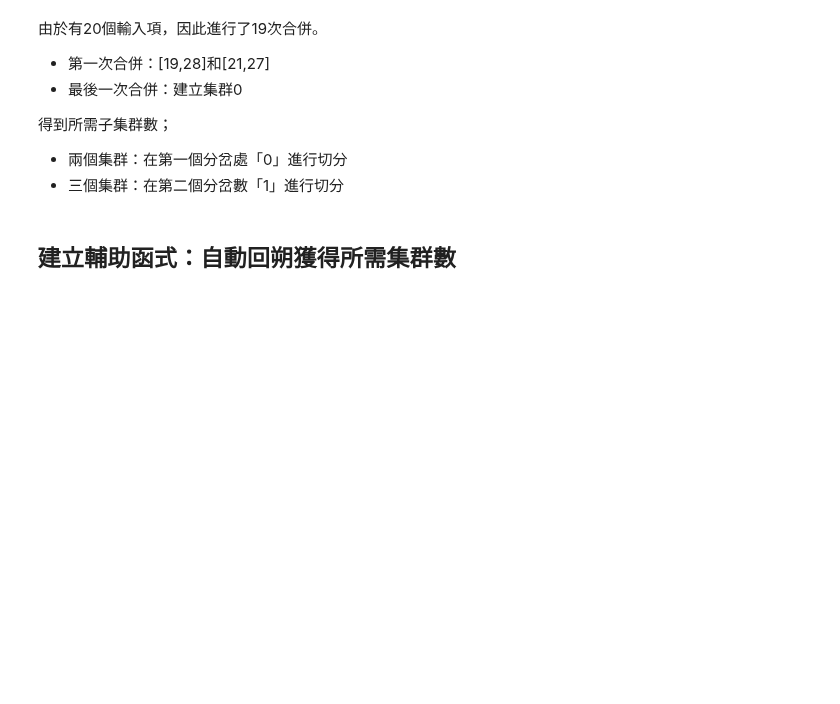
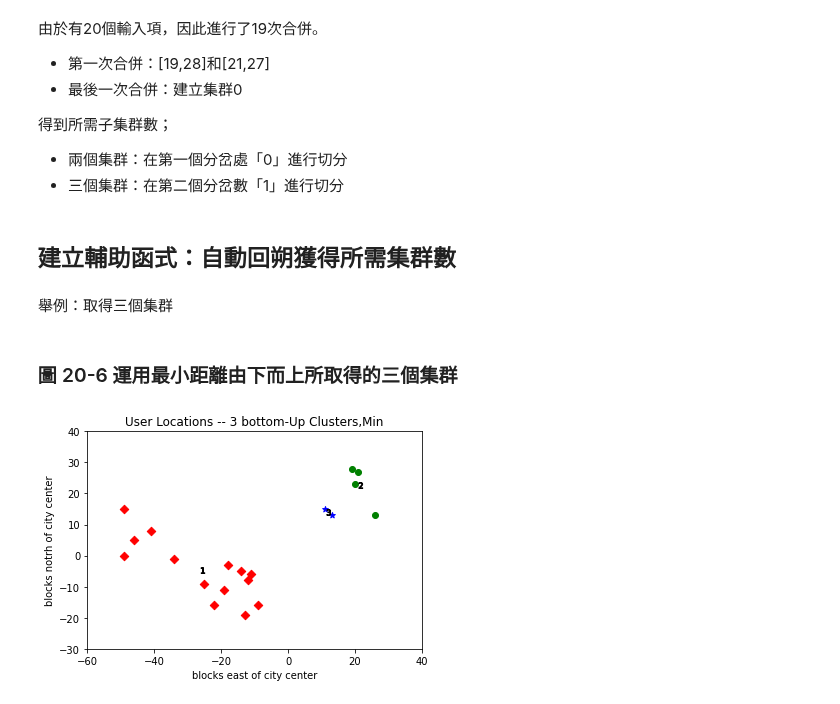
Before and after one commit to hank199599/data_science_from_scratch_reading_log, a Jupyter notebook: Chapter20.ipynb, the cells around one changed output. Drawn from its saved outputs; the diff is of its cells as text; code cells hidden in the pictures; blank space fills up the shorter version.

```diff
--- a/Chapter20.ipynb
+++ b/Chapter20.ipynb
@@ -372,7 +373,7 @@ base_cluster = bottom_up_cluster(inputs)
 # %% [markdown]
 ## 建立輔助函式：自動回朔獲得所需集群數
 # %%
-def generate_cluster(base_cluster:Cluster,num_cluster:int)->List[Cluster]:
+def generate_clusters(base_cluster:Cluster,num_cluster:int)->List[Cluster]:
   # 一開始只有僅包含基礎集群(base cluster) 的一個列表
   clusters = [base_cluster]
 
@@ -384,7 +385,29 @@ def generate_cluster(base_cluster:Cluster,num_cluster:int)->List[Cluster]:
     clusters = [c for c in clusters if c != next_cluster]
 
     # 再將他的子集群重新加入到列表中(即往前回朔)
-    clusters.extend(get_children(nest_cluster))
+    clusters.extend(get_children(next_cluster))
 
   # 取得指定的集群後返回結果
   return clusters
+# %% [markdown]
+舉例：取得三個集群
+# %%
+three_clusters = [get_values(cluster) for cluster in generate_clusters(base_cluster,3)]
+# %% [markdown]
+### 圖 20-6 運用最小距離由下而上所取得的三個集群
+# %%
+for i , cluster , marker , color in zip([1,2,3],three_clusters,['D','o','*'],['r','g','b']):
+  xs,ys = zip(*cluster) # upzip 技巧
+  plt.scatter(xs,ys,color=color,marker=marker)
+
+  # 在集群平均值放個數字
+  x,y = vector_mean(cluster)
+  plt.plot(x,y,marker='$'+str(i)+'$',color = 'black')
+
+plt.axis([-60,40,-30,40])
+plt.title("User Locations -- 3 bottom-Up Clusters,Min")
+plt.xlabel("blocks east of city center")
+plt.ylabel("blocks notrh of city center")
+plt.show()
+# %% [output]
+[figure, added]
```
Also changed, not shown: parts of 1 cell of this notebook.
